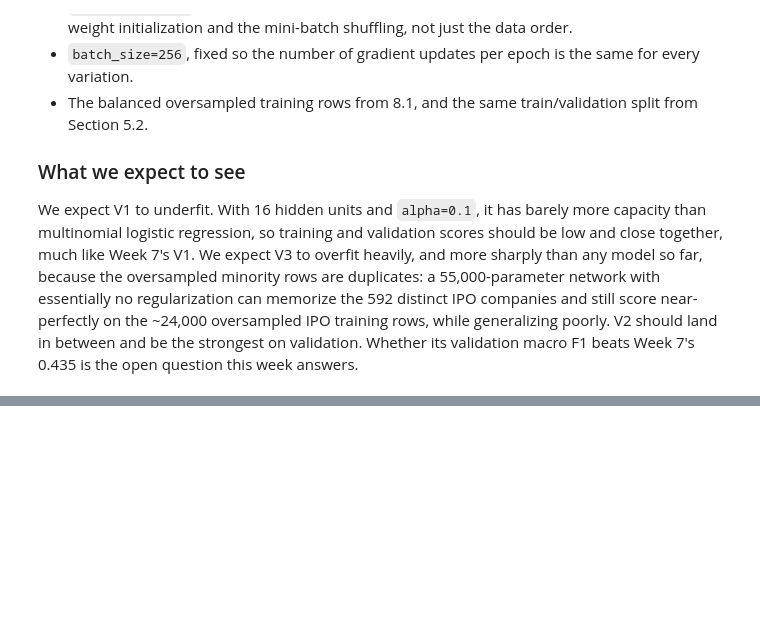
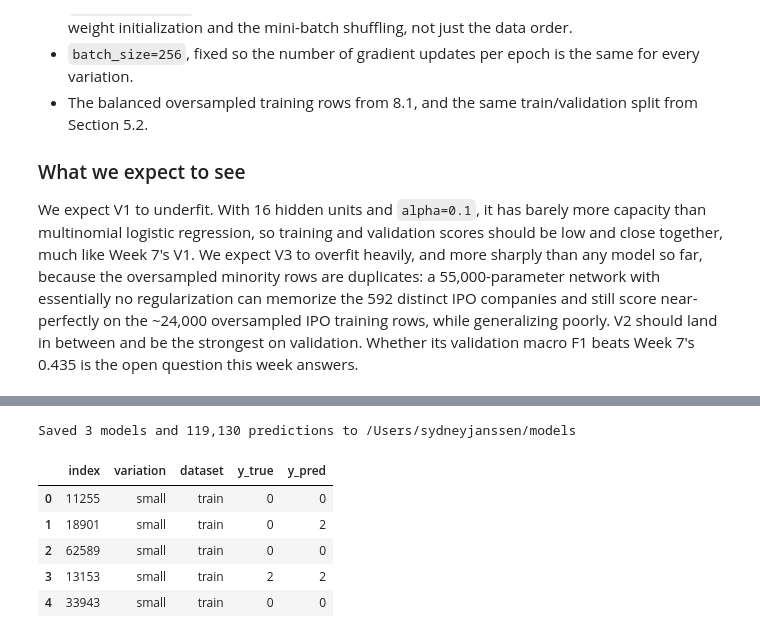
Before and after one commit to Hughes-Tyler/AnalyticsCapstone, a Jupyter notebook: notebooks/main.ipynb, the cells around one changed output, grey strips where cells are left out. Drawn from its saved outputs; the diff is of its cells as text; code cells hidden in the pictures; blank space fills up the shorter version.

Commit message:
Added section 8.3 training and predictions

```diff
--- a/notebooks/main.ipynb
+++ b/notebooks/main.ipynb
@@ -2220,0 +2251,16 @@ We vary three hyperparameters together, from conservative to aggressive: `hidden
+# %%
+import warnings
+from sklearn.exceptions import ConvergenceWarning
+
+trained_models = {}
+
+for name, params in variations.items():
+    model = build_mlp(params)
+    with warnings.catch_warnings(record=True) as caught:
+        warnings.simplefilter('always', ConvergenceWarning)
+        model.fit(X_train_bal, y_train_bal)
+    converged = not any(issubclass(w.category, ConvergenceWarning) for w in caught)
+    trained_models[name] = model
+    mlp = model.named_steps['mlp']
+    print(f"Trained '{name}': {params}, epochs run: {mlp.n_iter_}, "
+          f"final loss: {mlp.loss_:.4f}, converged: {converged}")
@@ -2220,0 +2271,48 @@ We vary three hyperparameters together, from conservative to aggressive: `hidden
+# %%
+predictions = []
+
+for name, model in trained_models.items():
+    # Predict on the original training rows (not the oversampled ones) and on validation
+    train_pred = model.predict(X_train)
+    val_pred = model.predict(X_val)
+
+    train_df = pd.DataFrame({
+        'index': X_train.index, 'variation': name, 'dataset': 'train',
+        'y_true': y_train.values, 'y_pred': train_pred
+    })
+    val_df = pd.DataFrame({
+        'index': X_val.index, 'variation': name, 'dataset': 'validation',
+        'y_true': y_val.values, 'y_pred': val_pred
+    })
+    predictions.append(train_df)
+    predictions.append(val_df)
+
+    with open(MODELS_DIR / f"week8_mlp_{name}.pkl", 'wb') as f:
+        pickle.dump(model, f)
+
+predictions_df = pd.concat(predictions, ignore_index=True)
+predictions_df.to_csv(MODELS_DIR / "week8_predictions.csv", index=False)
+
+# Same structure as Week 7: 3 variations x (train + validation) rows, same columns and row order
+week7_df = pd.read_csv(MODELS_DIR / "week7_predictions.csv")
+assert list(predictions_df.columns) == list(week7_df.columns)
+assert len(predictions_df) == len(trained_models) * (len(X_train) + len(X_val))
+assert (predictions_df[['index', 'dataset', 'y_true']].values == week7_df[['index', 'dataset', 'y_true']].values).all()
+
+# No company is in both train and validation, and no test companies were used
+assert set(train_idx).isdisjoint(val_idx)
+assert not set(predictions_df['index']) & set(test_idx)
+
+# Predictions were scored on the original training rows, not the oversampled ones
+assert predictions_df.query("dataset == 'train'").groupby('variation').size().eq(len(X_train)).all()
+
+print(f"Saved {len(trained_models)} models and {len(predictions_df):,} predictions to {MODELS_DIR}")
+predictions_df.head()
+# %% [output]
+Saved 3 models and 119,130 predictions to /Users/sydneyjanssen/models
+|  | index | variation | dataset | y_true | y_pred |
+| 0 | 11255 | small | train | 0 | 0 |
+| 1 | 18901 | small | train | 0 | 2 |
+| 2 | 62589 | small | train | 0 | 0 |
+| 3 | 13153 | small | train | 2 | 2 |
+| 4 | 33943 | small | train | 0 | 0 |
```
Also changed, not shown: parts of 10 cells of this notebook.
